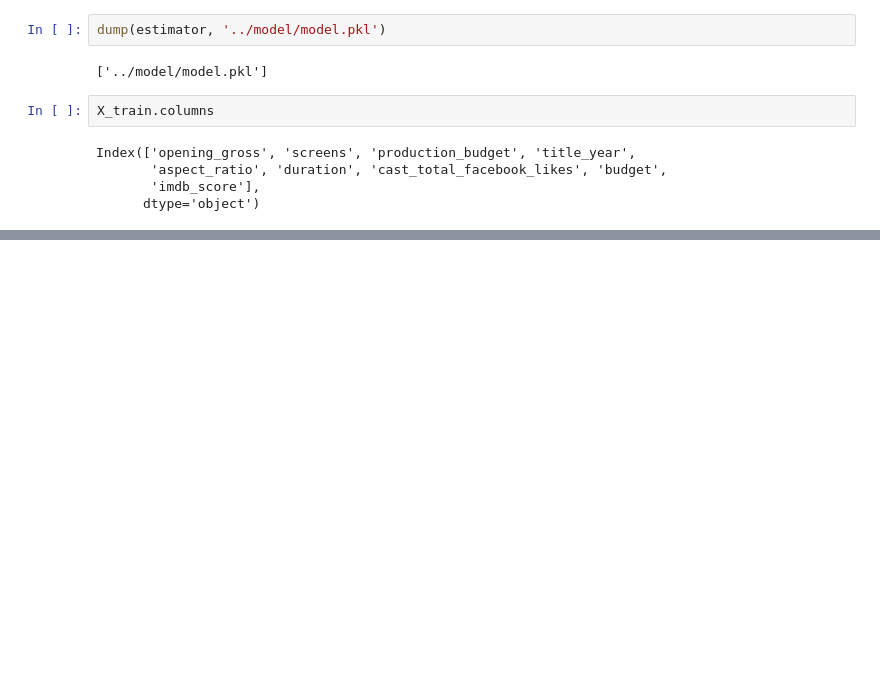
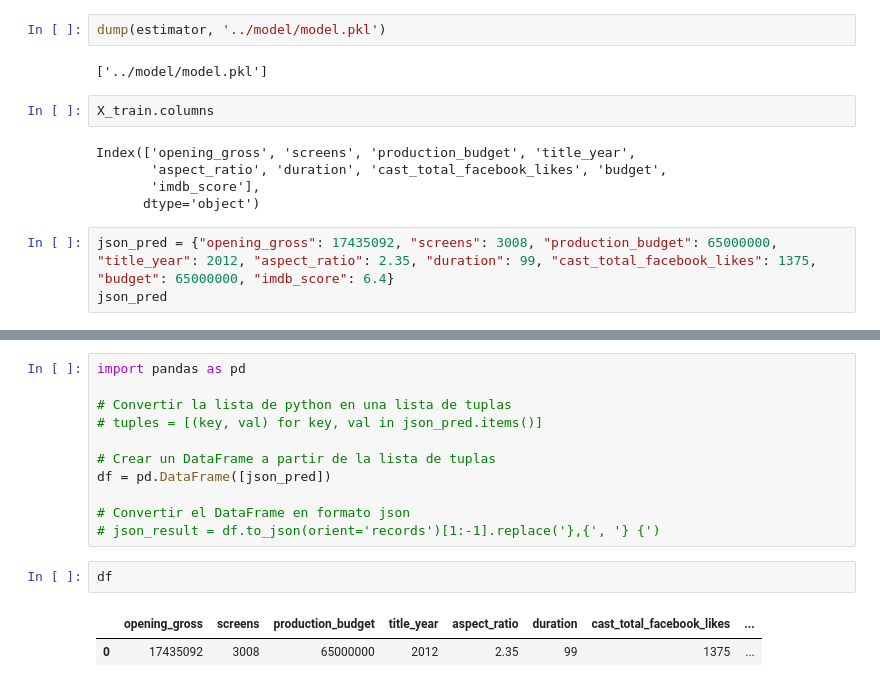
Before and after one commit to juanrpo19/intro-deployment-ml, a Jupyter notebook: notebooks/Modeling.ipynb, the cells around one changed output, grey strips where cells are left out. Saved outputs shown, nothing was run; the diff lists cells and outputs as text; blank space fills up the shorter version.

```diff
--- a/notebooks/Modeling.ipynb
+++ b/notebooks/Modeling.ipynb
@@ -215,3 +215,6 @@ Index(['opening_gross', 'screens', 'production_budget', 'title_year',
        'aspect_ratio', 'duration', 'cast_total_facebook_likes', 'budget',
        'imdb_score'],
       dtype='object')
+# %%
+json_pred = {"opening_gross": 17435092, "screens": 3008, "production_budget": 65000000, "title_year": 2012, "aspect_ratio": 2.35, "duration": 99, "cast_total_facebook_likes": 1375, "budget": 65000000, "imdb_score": 6.4}
+json_pred
@@ -217,0 +231,16 @@ Index(['opening_gross', 'screens', 'production_budget', 'title_year',
+# %%
+import pandas as pd
+
+# Convertir la lista de python en una lista de tuplas
+# tuples = [(key, val) for key, val in json_pred.items()]
+
+# Crear un DataFrame a partir de la lista de tuplas
+df = pd.DataFrame([json_pred])
+
+# Convertir el DataFrame en formato json
+# json_result = df.to_json(orient='records')[1:-1].replace('},{', '} {')
+# %%
+df
+# %% [output]
+|  | opening_gross | screens | production_budget | title_year | aspect_ratio | duration | cast_total_facebook_likes | ... |
+| 0 | 17435092 | 3008 | 65000000 | 2012 | 2.35 | 99 | 1375 | ... |
```
Also changed, not shown: parts of 1 cell of this notebook, 3 other files.
